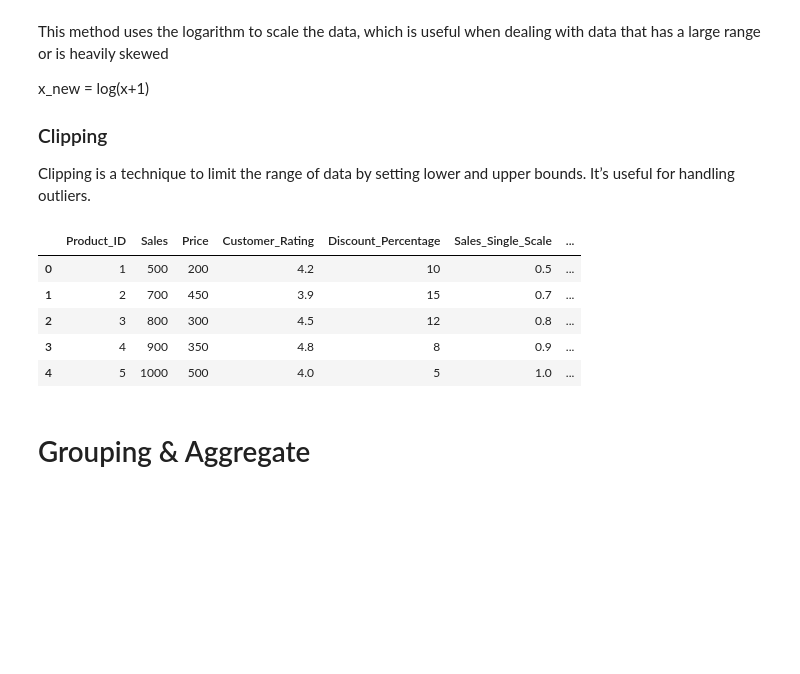
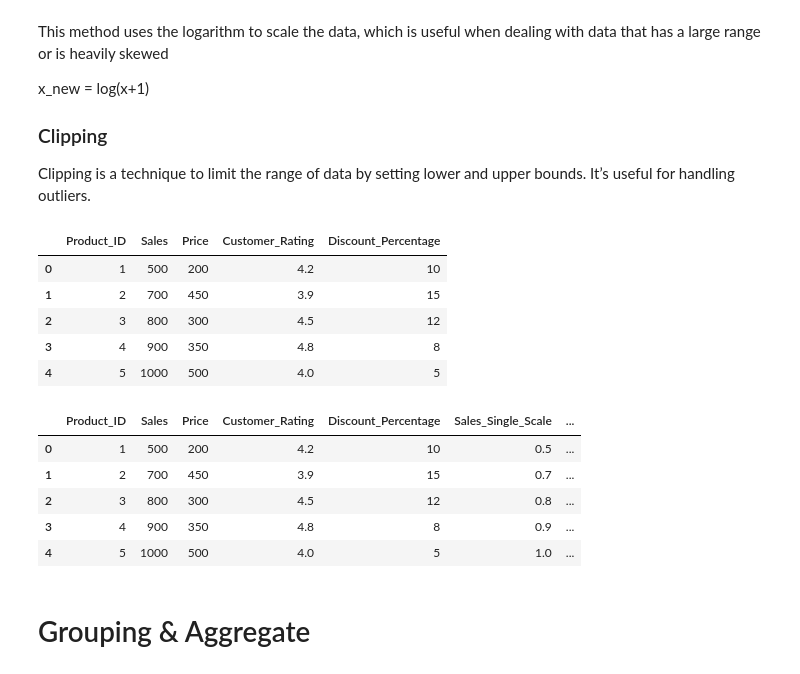
Before and after one commit to tekraj/python-programming, a Jupyter notebook: week-3-Data Analysis with Pandas.ipynb, the cells around one changed output. Cells and saved outputs as stored; diff of their text form; code cells hidden in the pictures; blank space fills up the shorter version.

```diff
--- a/week-3-Data Analysis with Pandas.ipynb
+++ b/week-3-Data Analysis with Pandas.ipynb
@@ -562,24 +623,32 @@ Where: μ = mean and σ  = SD
 # %%
 import numpy as np
 import pandas as pd
 products = pd.read_csv('data/product-data.csv')
+display(products.head())
 # Single Feature Scaling
 products['Sales_Single_Scale'] = products['Sales'] / products['Sales'].max()
 
 # log
 products['Sales_Log_Scale'] = np.log1p(products['Sales'])
 
 # clipping
-products['Discount_Clipped'] = products['Discount_Percentage'].clip(lower=5, upper=15)
+products['Discount_Clipped'] = products['Discount_Percentage']\
+    .clip(lower=5, upper=15)
 
 products.head()
 # %% [output]
-|  | Product_ID | Sales | Price | Customer_Rating | Discount_Percentage | Sales_Single_Scale | ... |
-| 0 | 1 | 500 | 200 | 4.2 | 10 | 0.5 | ... |
-| 1 | 2 | 700 | 450 | 3.9 | 15 | 0.7 | ... |
-| 2 | 3 | 800 | 300 | 4.5 | 12 | 0.8 | ... |
-| 3 | 4 | 900 | 350 | 4.8 | 8 | 0.9 | ... |
-| 4 | 5 | 1000 | 500 | 4.0 | 5 | 1.0 | ... |
+|  | Product_ID | Sales | Price | Customer_Rating | Discount_Percentage |
+| 0 | 1 | 500 | 200 | 4.2 | 10 |
+| 1 | 2 | 700 | 450 | 3.9 | 15 |
+| 2 | 3 | 800 | 300 | 4.5 | 12 |
+| 3 | 4 | 900 | 350 | 4.8 | 8 |
+| 4 | 5 | 1000 | 500 | 4.0 | 5 |
+|  | Product_ID | Sales | Price | Customer_Rating | Discount_Percentage | Sales_Single_Scale | ... |
+| 0 | 1 | 500 | 200 | 4.2 | 10 | 0.5 | ... |
+| 1 | 2 | 700 | 450 | 3.9 | 15 | 0.7 | ... |
+| 2 | 3 | 800 | 300 | 4.5 | 12 | 0.8 | ... |
+| 3 | 4 | 900 | 350 | 4.8 | 8 | 0.9 | ... |
+| 4 | 5 | 1000 | 500 | 4.0 | 5 | 1.0 | ... |
 # %% [markdown]
 # Grouping & Aggregate
 # %% [markdown]
```
Also changed, not shown: parts of 29 cells of this notebook, 20 other files.
